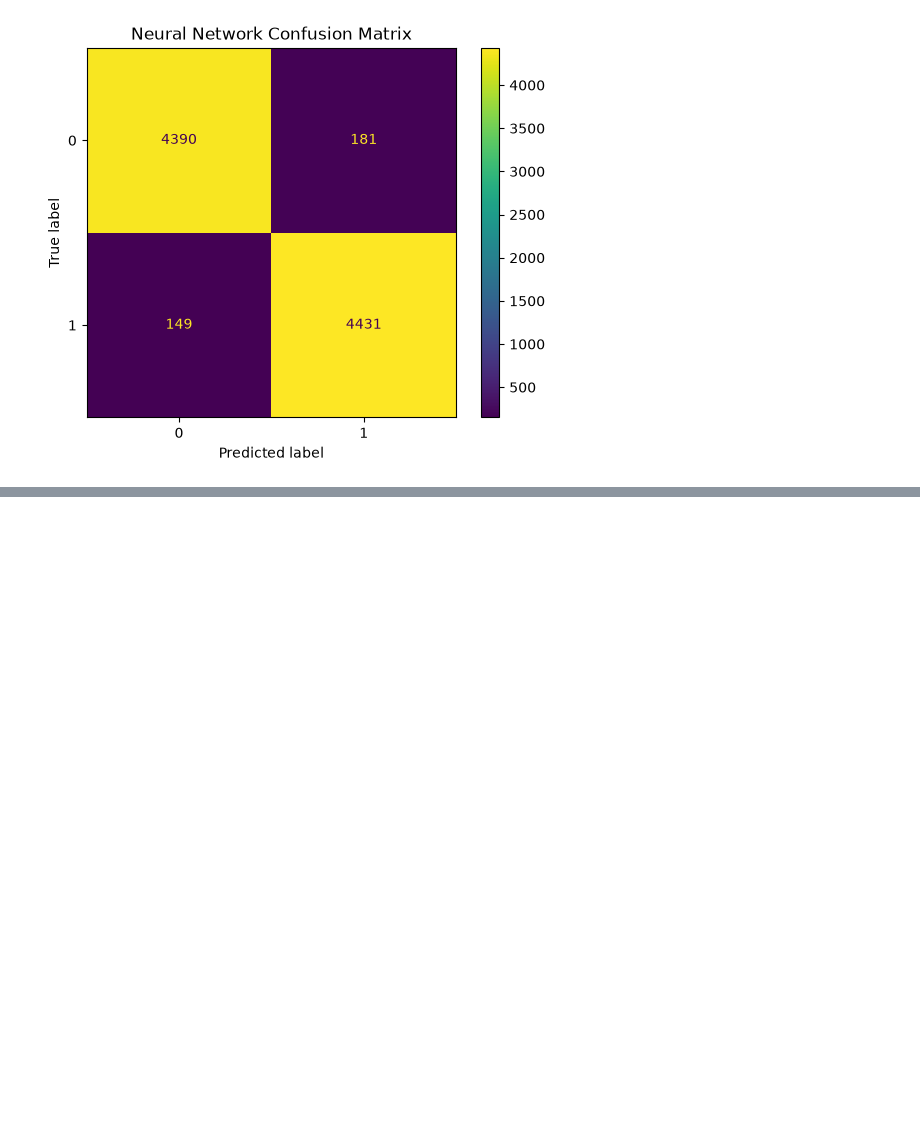
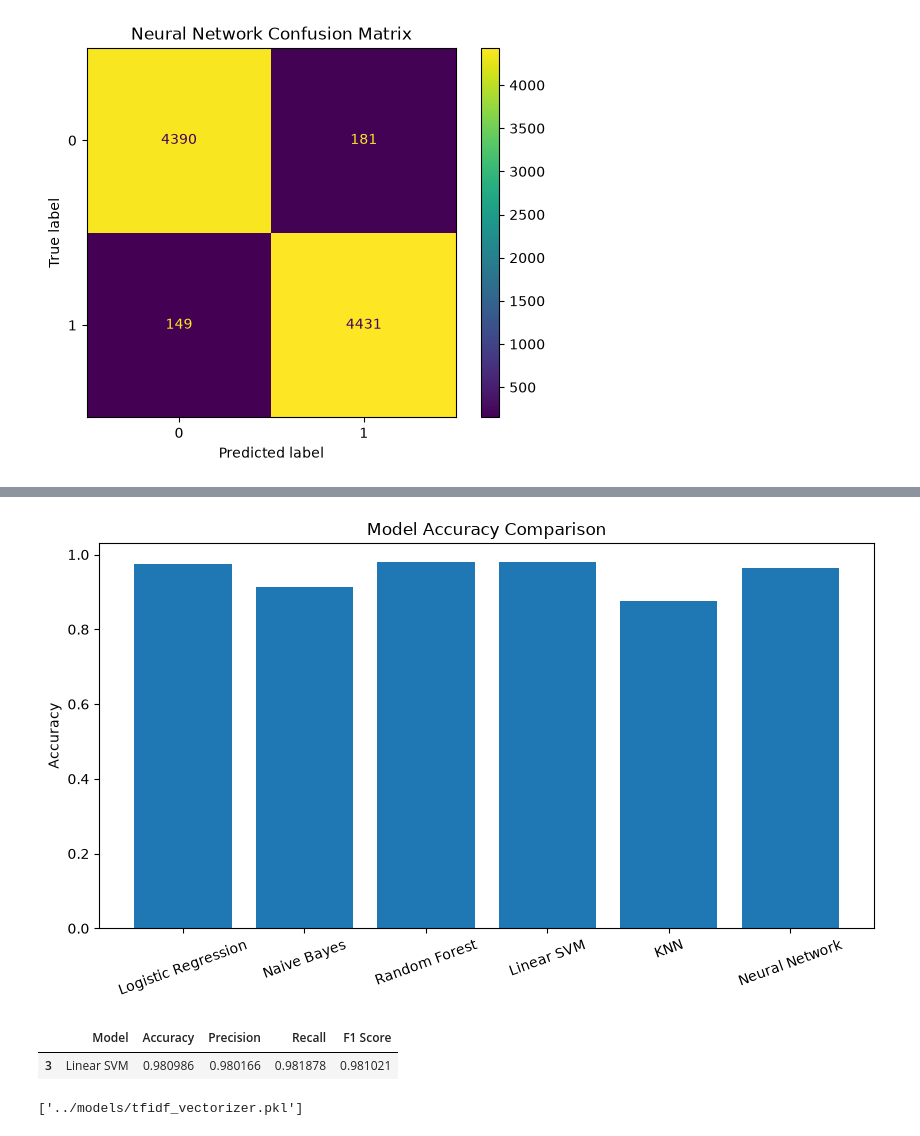
Before and after one commit to prachiposwal/Fake-News-Detection-Using-Machine-Learning, a Jupyter notebook: notebooks/05_Model_Building.ipynb, the cells around one changed output, grey strips where cells are left out. Saved outputs shown, nothing was run; the diff lists cells and outputs as text; code cells hidden in the pictures; blank space fills up the shorter version.

Commit message:
Completed model evaluation and comparison

```diff
--- a/notebooks/05_Model_Building.ipynb
+++ b/notebooks/05_Model_Building.ipynb
@@ -235,0 +272,11 @@ plt.show()
+# %%
+from sklearn.metrics import accuracy_score, precision_score, recall_score, f1_score
+
+mlp_precision = precision_score(y_test, y_pred_mlp)
+mlp_recall = recall_score(y_test, y_pred_mlp)
+mlp_f1 = f1_score(y_test, y_pred_mlp)
+
+print("Accuracy :", mlp_acc)
+print("Precision:", mlp_precision)
+print("Recall   :", mlp_recall)
+print("F1 Score :", mlp_f1)
@@ -235,0 +341,37 @@ plt.show()
+# %%
+import matplotlib.pyplot as plt
+
+plt.figure(figsize=(10,5))
+
+plt.bar(
+    comparison_df["Model"],
+    comparison_df["Accuracy"]
+)
+
+plt.xticks(rotation=20)
+
+plt.ylabel("Accuracy")
+
+plt.title("Model Accuracy Comparison")
+
+plt.show()
+# %% [output]
+[figure, added]
+# %%
+best_model = comparison_df.sort_values(
+    by="Accuracy",
+    ascending=False
+)
+
+best_model.head(1)
+# %% [output]
+|  | Model | Accuracy | Precision | Recall | F1 Score |
+| 3 | Linear SVM | 0.980986 | 0.980166 | 0.981878 | 0.981021 |
+# %%
+import joblib
+
+joblib.dump(svm, "../models/fake_news_model.pkl")
+
+joblib.dump(tfidf, "../models/tfidf_vectorizer.pkl")
+# %% [output]
+['../models/tfidf_vectorizer.pkl']
```
Also changed, not shown: parts of 6 cells of this notebook.
